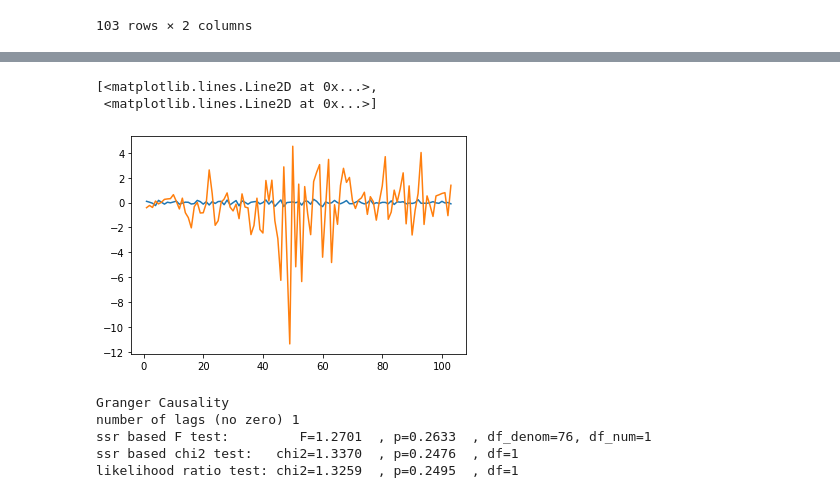
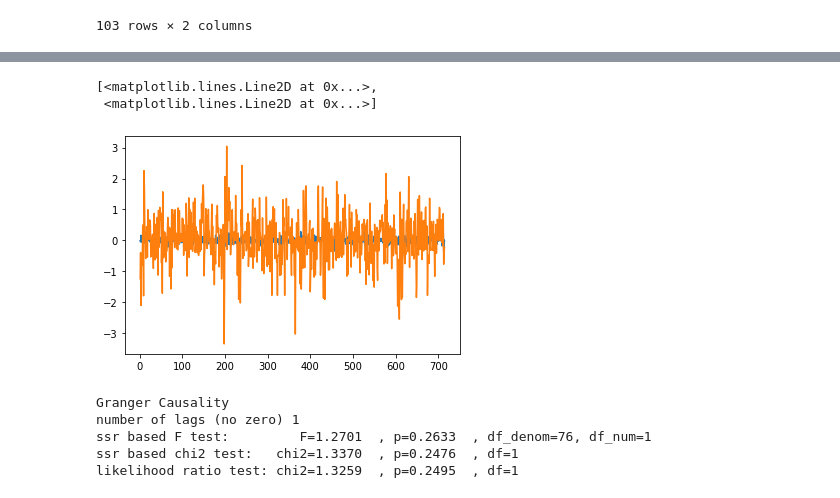
Before and after one commit to news-scrapers/twitter-data-scripts-analysis, a Jupyter notebook: stationality_causality_stocks_tweets/causality_and_classical_models_pe.ipynb, the cells around one changed output, grey strips where cells are left out. Drawn from its saved outputs; the diff is of its cells as text; code cells hidden in the pictures.

```diff
--- a/stationality_causality_stocks_tweets/causality_and_classical_models_pe.ipynb
+++ b/stationality_causality_stocks_tweets/causality_and_classical_models_pe.ipynb
@@ -55,16 +55,9 @@ df_total['sentiment_asociacones'] = df_total['sentiment_asociacones'].astype(flo
 df_total['sentiment_empresas'] = df_total['sentiment_empresas'].astype(float)
 df_total['peru_change'] = df_total['peru_change'].astype(float)
 
+df_tota_no_covid = df_total.copy
 
-df_total = df_total[:-110]
-
-df_diff_since_2017 = df_total.copy()
-
-
-df_diff_since_2017["sentiment_diff"] = df_total["sentiment_asociacones"].diff()
-df_diff_since_2017["sentiment_diff_empresas"] = df_total["sentiment_empresas"].diff()
-df_diff_since_2017["price"] = df_total["peru_change"]
-df_diff_since_2017 = df_diff_since_2017.dropna()
-df_diff_since_2017 = df_diff_since_2017[["sentiment_diff","sentiment_diff_empresas", "price"]]
-df_diff_since_2017
+df_tota_no_covid = df_total[:-100]
+df_total.to_csv("df_total_pe.csv", sep=";")
+df_tota_no_covid
 # %% [output]
@@ -91,9 +82,9 @@ plt.plot(df)
 # %%
-plt.plot(df_diff)
+plt.plot(df_tota_no_covid[["sentiment_asociacones", "peru_change"]])
 # %% [output]
 [<matplotlib.lines.Line2D at 0x...>,
  <matplotlib.lines.Line2D at 0x...>]
-[figure, old version]
+[figure, new version]
 # %%
 from statsmodels.tsa.stattools import grangercausalitytests
 granger_test = sm.tsa.stattools.grangercausalitytests(df, maxlag=2, verbose=True)
```
Also changed, not shown: parts of 8 cells of this notebook, 21 other files.
